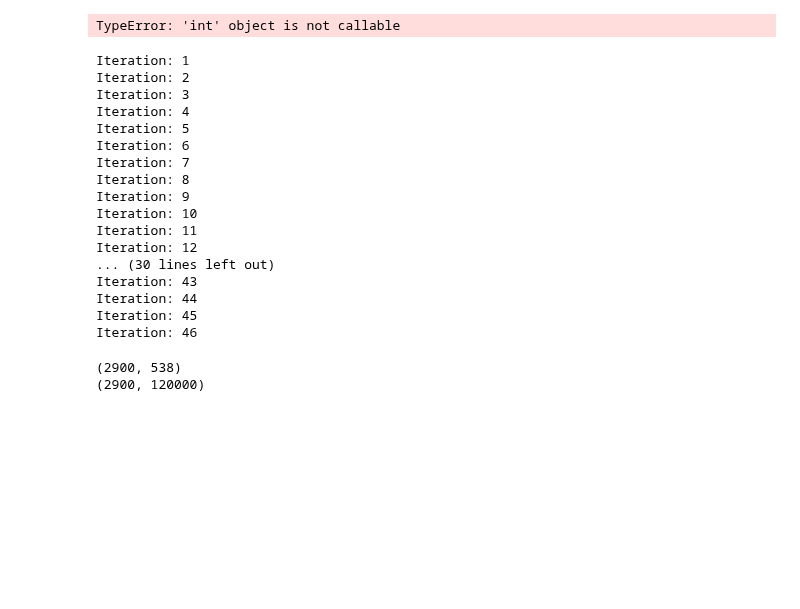
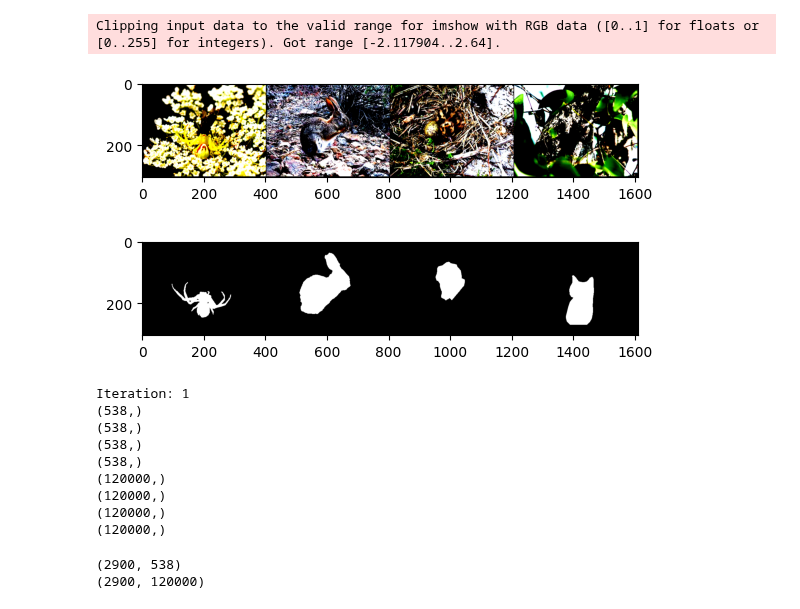
Before and after one commit to gz-lenk/adaboost, a Jupyter notebook: DOC.ipynb, the cells around one changed output. Cells and saved outputs as stored; diff of their text form; code cells hidden in the pictures; blank space fills up the shorter version.

```diff
--- a/DOC.ipynb
+++ b/DOC.ipynb
@@ -84,7 +80,7 @@ train_gt_dir = "datasets/dataset/train/GT"
 train_dataset = CamouflageDataset(image_dir=train_image_dir, gt_dir=train_gt_dir, image_transform=image_transform, gt_transform=gt_transform)
 
 # 创建 DataLoader
-train_loader = DataLoader(train_dataset, batch_size=64, shuffle=True)
+train_loader = DataLoader(train_dataset, batch_size=4, shuffle=True)
 
 # 定义测试数据集路径
 test_image_dir = "datasets/dataset/test/image"
@@ -94,25 +90,23 @@ test_gt_dir = "datasets/dataset/test/GT"
 test_dataset = CamouflageDataset(image_dir=test_image_dir, gt_dir=test_gt_dir, image_transform=image_transform, gt_transform=gt_transform)
 
 # 创建测试 DataLoader
-test_loader = DataLoader(test_dataset, batch_size=64, shuffle=False)
+test_loader = DataLoader(test_dataset, batch_size=4, shuffle=False)
 # %%
 # show the data
 def imshow(img):
-    img = img / 2 + 0.5     # unnormalize
+    # img = img / 2 + 0.5     # unnormalize
     npimg = img.numpy()
     plt.imshow(np.transpose(npimg, (1, 2, 0)))
     plt.show()
 
 dataiter = iter(train_loader)
 images, masks = next(dataiter)
-fig, ax = plt.subplots(2, len(images), figsize=(10, 5))
-for i in range(len(images)*2):
-    if i<len(images)-1 :
-        ax[i].imshow(images[i])
-    else:
-        ax[i].imshow(masks[i-len(images)])
+imshow(torchvision.utils.make_grid(images))
+imshow(torchvision.utils.make_grid(masks))
 # %% [output]
-TypeError: 'int' object is not callable
+Clipping input data to the valid range for imshow with RGB data ([0..1] for floats or [0..255] for integers). Got range [-2.117904..2.64].
+[figure, added]
+[figure, added]
 # %%
 # 特征提取
 # 提取颜色直方图特征
@@ -177,29 +198,12 @@ class FCNNetwork(nn.Module):
 # %%
-base_estimator = DecisionTreeClassifier(max_depth=1)
-clf = AdaBoostClassifier(n_estimators=50, random_state=42)
-
-features_list=[]
-labels_list=[]
-for iter, (images, masks) in enumerate(train_loader, start=1):
-    print(f"Iteration: {iter}")
-    features_list = extract_features(images,features_list)
-    labels_list = extract_labels(masks, labels_list)
 # %% [output]
 Iteration: 1
-Iteration: 2
-Iteration: 3
-Iteration: 4
-Iteration: 5
-Iteration: 6
-Iteration: 7
-Iteration: 8
-Iteration: 9
-Iteration: 10
-Iteration: 11
-Iteration: 12
-... (30 lines left out)
-Iteration: 43
-Iteration: 44
-Iteration: 45
-Iteration: 46
+(538,)
+(538,)
+(538,)
+(538,)
+(120000,)
+(120000,)
+(120000,)
+(120000,)
 # %%
```
Also changed, not shown: parts of 5 cells of this notebook, 1 other file.
